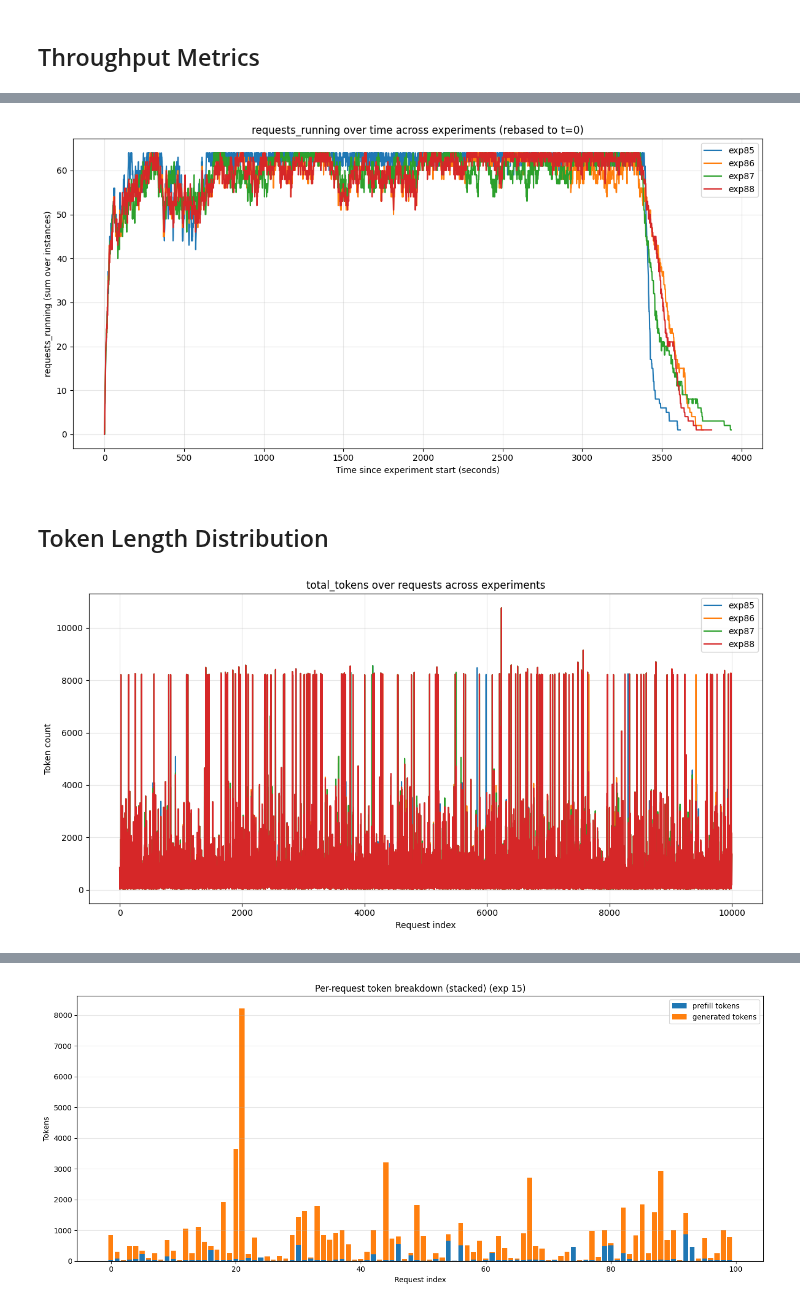
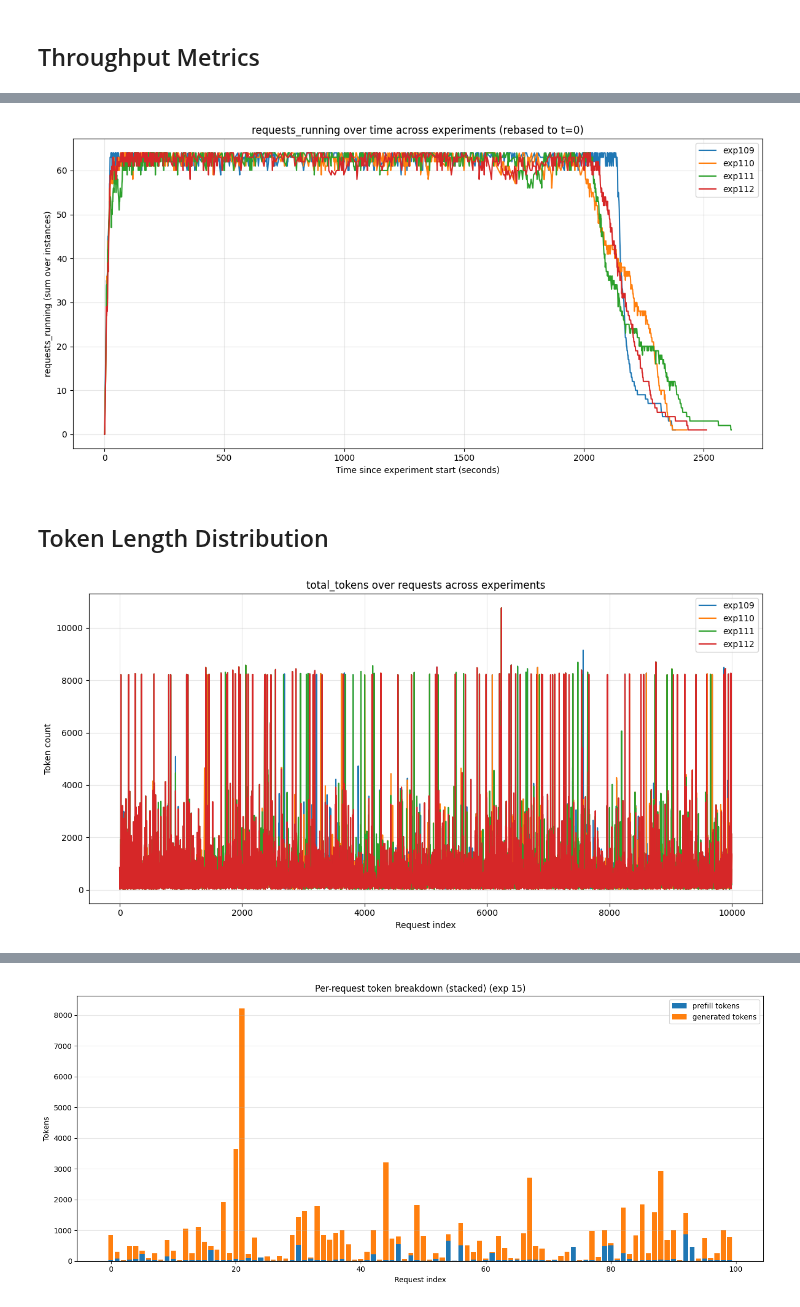
Before and after one commit to immengzi/LLM-LA, a Jupyter notebook: microservice/analysis.ipynb, the cells around one changed output, grey strips where cells are left out. Drawn from its saved outputs; the diff is of its cells as text; code cells hidden in the pictures.

```diff
--- a/microservice/analysis.ipynb
+++ b/microservice/analysis.ipynb
@@ -65,8 +65,13 @@ import pandas as pd
 # experiments = [73, 74, 75, 76]
 # experiments = [77, 78, 79, 80]
 # experiments = [81, 82, 83, 84]
-experiments = [85, 86, 87, 88]
+# experiments = [85, 86, 87, 88]
 # experiments = [89, 90, 91, 92]
+# experiments = [93, 94, 95, 96]
+# experiments = [97, 98, 99, 100]
+# experiments = [101, 102, 103, 104]
+# experiments = [105, 106, 107, 108]
+experiments = [109, 110, 111, 112]
 # ----------------------------------------------
 
 # Latency columns of interest
@@ -344,8 +354,13 @@ import matplotlib.pyplot as plt
 # experiments = [73, 74, 75, 76]
 # experiments = [77, 78, 79, 80]
 # experiments = [81, 82, 83, 84]
-experiments = [85, 86, 87, 88]
+# experiments = [85, 86, 87, 88]
 # experiments = [89, 90, 91, 92]
+# experiments = [93, 94, 95, 96]
+# experiments = [97, 98, 99, 100]
+# experiments = [101, 102, 103, 104]
+# experiments = [105, 106, 107, 108]
+experiments = [109, 110, 111, 112]
 # ----------------------------
 
 # ---- choose ONE metric (uncomment exactly one) ----
@@ -412,8 +427,13 @@ import pandas as pd
 # experiments = [73, 74, 75, 76]
 # experiments = [77, 78, 79, 80]
 # experiments = [81, 82, 83, 84]
-experiments = [85, 86, 87, 88]
+# experiments = [85, 86, 87, 88]
 # experiments = [89, 90, 91, 92]
+# experiments = [93, 94, 95, 96]
+# experiments = [97, 98, 99, 100]
+# experiments = [101, 102, 103, 104]
+# experiments = [105, 106, 107, 108]
+experiments = [109, 110, 111, 112]
 # ----------------------------------------------
 
 # Prometheus metric columns of interest
@@ -516,8 +536,13 @@ import matplotlib.pyplot as plt
 # experiments = [73, 74, 75, 76]
 # experiments = [77, 78, 79, 80]
 # experiments = [81, 82, 83, 84]
-experiments = [85, 86, 87, 88]
+# experiments = [85, 86, 87, 88]
 # experiments = [89, 90, 91, 92]
+# experiments = [93, 94, 95, 96]
+# experiments = [97, 98, 99, 100]
+# experiments = [101, 102, 103, 104]
+# experiments = [105, 106, 107, 108]
+experiments = [109, 110, 111, 112]
 
 # ----------------------------
 
@@ -563,34 +588,34 @@ for exp_id in experiments:
     if metric not in prom.columns:
         print(f"Skipping exp{exp_id}: {metric} not found")
         continue
 
     prom = prom.sort_values("ts").reset_index(drop=True)
 
     # Rebase time: each experiment starts at t=0
     t0 = prom["ts"].min()
     prom["t_rel_s"] = (prom["ts"] - t0).dt.total_seconds()
 
     # Aggregate across instances per tick
     if agg_mode == "sum":
         series = prom.groupby("t_rel_s")[metric].sum(min_count=1)
         y_label = f"{metric} (sum over instances)"
     else:
         series = prom.groupby("t_rel_s")[metric].mean()
         y_label = f"{metric} (mean over instances)"
 
     x = series.index
     y = series.values
 
     plt.plot(x, y, label=f"exp{exp_id}")
 
 plt.xlabel("Time since experiment start (seconds)")
 plt.ylabel(y_label)
 plt.title(f"{metric} over time across experiments (rebased to t=0)")
 plt.legend(loc="upper right")
 plt.grid(True, alpha=0.3)
 plt.tight_layout()
 # %% [output]
-[figure, old version]
+[figure, new version]
 # %% [markdown]
 ## Token Length Distribution
 # %%
@@ -619,8 +644,13 @@ import matplotlib.pyplot as plt
 # experiments = [73, 74, 75, 76]
 # experiments = [77, 78, 79, 80]
 # experiments = [81, 82, 83, 84]
-experiments = [85, 86, 87, 88]
+# experiments = [85, 86, 87, 88]
 # experiments = [89, 90, 91, 92]
+# experiments = [93, 94, 95, 96]
+# experiments = [97, 98, 99, 100]
+# experiments = [101, 102, 103, 104]
+# experiments = [105, 106, 107, 108]
+experiments = [109, 110, 111, 112]
 # ----------------------------
 
 # ---- choose ONE metric (uncomment exactly one) ----
@@ -654,7 +684,7 @@ plt.legend(loc="upper right")
 plt.grid(True, alpha=0.3)
 plt.tight_layout()
 # %% [output]
-[figure, old version]
+[figure, new version]
 # %%
 from experiment_analysis import load_experiment_latencies
 import matplotlib.pyplot as plt
```
Also changed, not shown: parts of 7 cells of this notebook, 25 other files.
